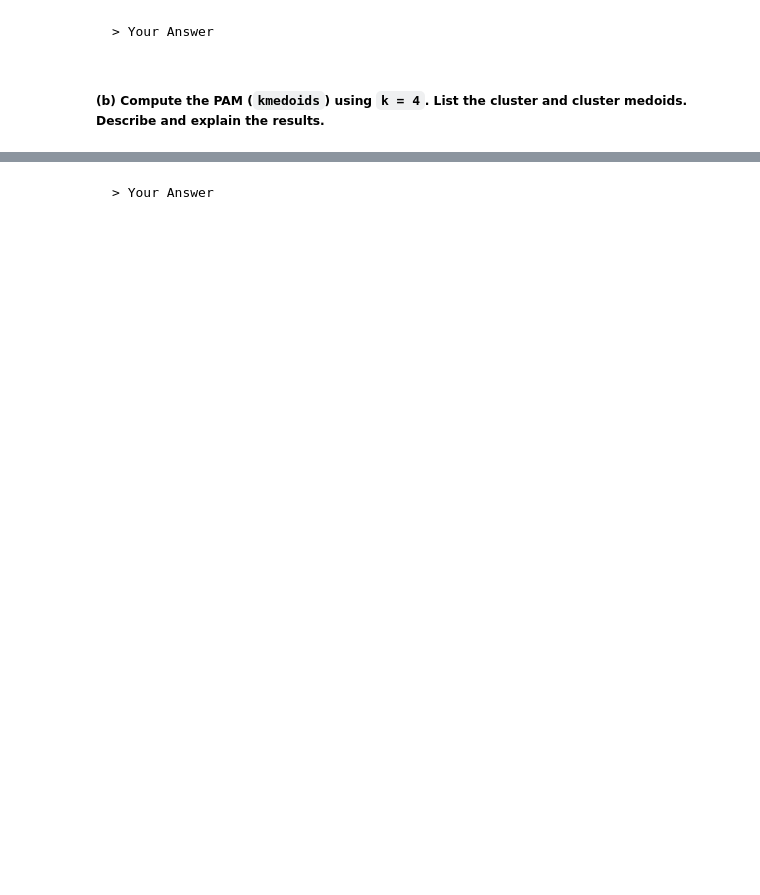
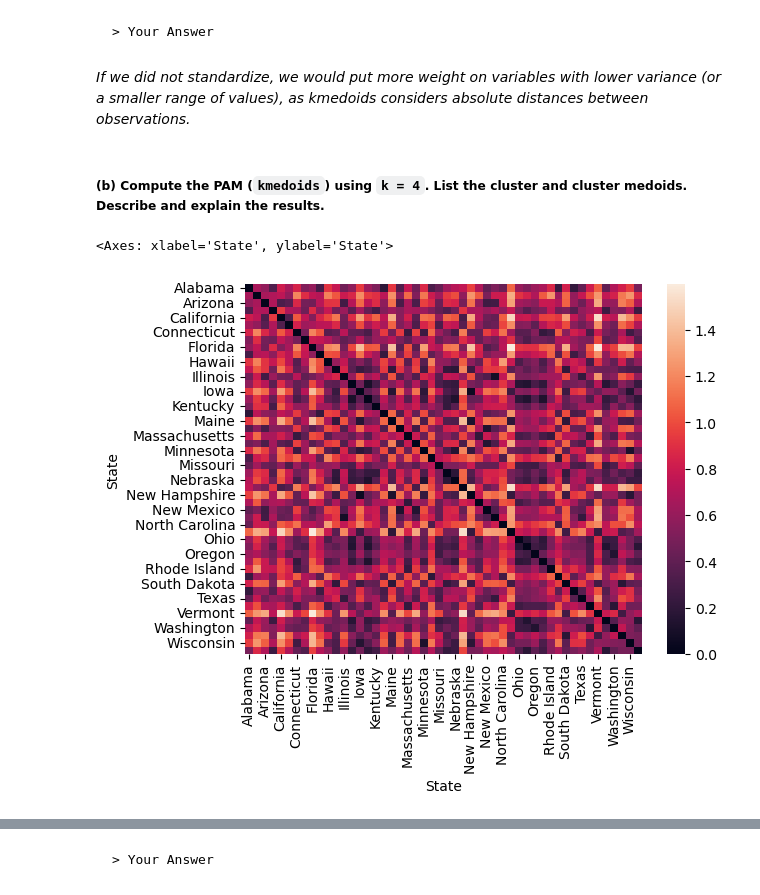
Before and after one commit to kssrr/DataMiningAssignments, a Jupyter notebook: Exercise09/Assignment_09.ipynb, the cells around one changed output, grey strips where cells are left out. Cells and saved outputs as stored; diff of their text form; code cells hidden in the pictures; blank space fills up the shorter version.

````diff
--- a/Exercise09/Assignment_09.ipynb
+++ b/Exercise09/Assignment_09.ipynb
@@ -116,2 +102,4 @@ Requirement already satisfied: six>=1.5 in /Users/lorenzruckert/anaconda3/lib/py
 # %%
 # Load dataset here
+arrests = pd.read_csv("USArrests.csv")
+arrests.head()
@@ -118,2 +113,7 @@ Requirement already satisfied: six>=1.5 in /Users/lorenzruckert/anaconda3/lib/py
 # %% [markdown]
 ##### __(a) Standardize the columns of the "USArrests" dataset. Explain why we have to standardize the dataset?__
+# %%
+numeric = ["Murder", "Assault", "UrbanPop", "Rape"]
+# Using min-max normalization:
+arrests[numeric] = (arrests[numeric] - arrests[numeric].min()) / (arrests[numeric].max() - arrests[numeric].min())
+arrests.head()
@@ -121,5 +128,16 @@ Requirement already satisfied: six>=1.5 in /Users/lorenzruckert/anaconda3/lib/py
 ```
 > Your Answer
 ```
+# %% [markdown]
+*If we did not standardize, we would put more weight on variables with lower variance (or a smaller range of values), as kmedoids considers absolute distances between observations.*
 # %% [markdown]
 ##### __(b) Compute the PAM (`kmedoids`) using `k = 4`. List the cluster and cluster medoids. Describe and explain the results.__
+# %%
+# First, we need a pairwise distance matrix (for the `kmedoids`-implementation to work):
+pairwise = squareform(pdist(arrests[numeric]))
+
+import seaborn as sns
+sns.heatmap(pd.DataFrame(pairwise, columns=arrests["State"], index=arrests["State"]))
+# %% [output]
+<Axes: xlabel='State', ylabel='State'>
+[figure, added]
````
Also changed, not shown: parts of 11 cells of this notebook.
